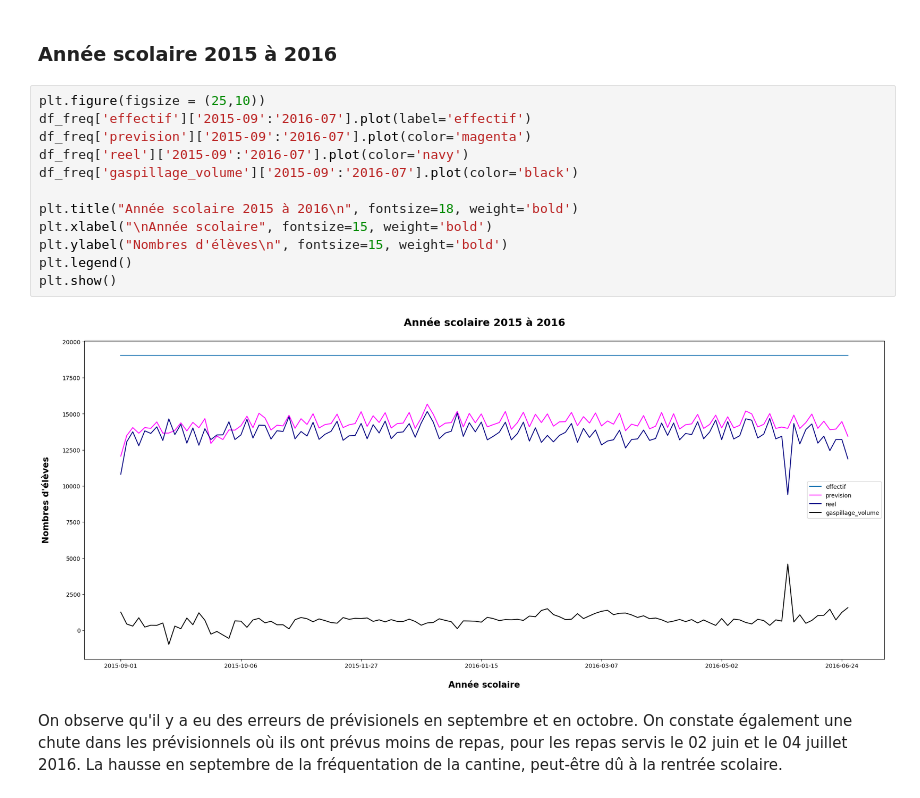
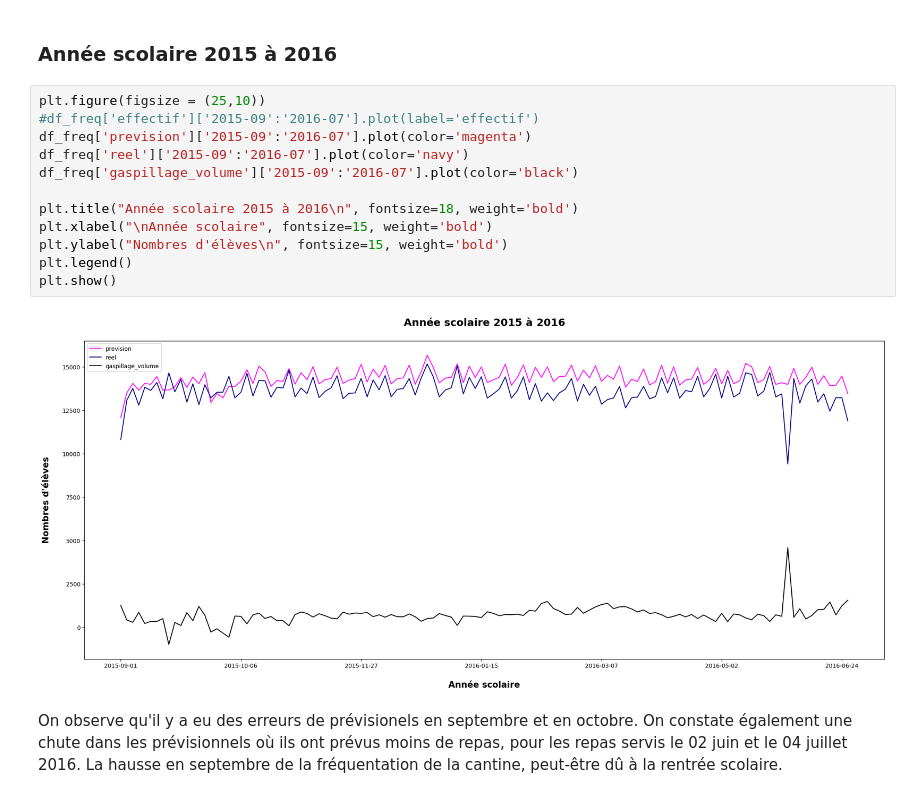
Before and after one commit to Nujadn/prev_cantine, a Jupyter notebook: notebooks/EDA_.ipynb, the cells around one changed output. Drawn from its saved outputs; the diff is of its cells as text.

```diff
--- a/notebooks/EDA_.ipynb
+++ b/notebooks/EDA_.ipynb
@@ -403,18 +414,18 @@ On observe qu'il manque les données sur le mois de mars 2015.
 ### Année scolaire 2015 à 2016
 # %%
 plt.figure(figsize = (25,10))
-df_freq['effectif']['2015-09':'2016-07'].plot(label='effectif')
+#df_freq['effectif']['2015-09':'2016-07'].plot(label='effectif')
 df_freq['prevision']['2015-09':'2016-07'].plot(color='magenta')
 df_freq['reel']['2015-09':'2016-07'].plot(color='navy')
 df_freq['gaspillage_volume']['2015-09':'2016-07'].plot(color='black')
 
 plt.title("Année scolaire 2015 à 2016\n", fontsize=18, weight='bold')
 plt.xlabel("\nAnnée scolaire", fontsize=15, weight='bold')
 plt.ylabel("Nombres d'élèves\n", fontsize=15, weight='bold')
 plt.legend()
 plt.show()
 # %% [output]
-[figure, old version]
+[figure, new version]
 # %% [markdown]
 On observe qu'il y a eu des erreurs de prévisionels en septembre et en octobre. On constate également une chute dans les prévisionnels où ils ont prévus moins de repas, pour les repas servis le 02 juin et le 04 juillet 2016. La hausse en septembre de la fréquentation de la cantine, peut-être dû à la rentrée scolaire.
 # %% [markdown]
```
Also changed, not shown: parts of 9 cells of this notebook, 5 other files.
